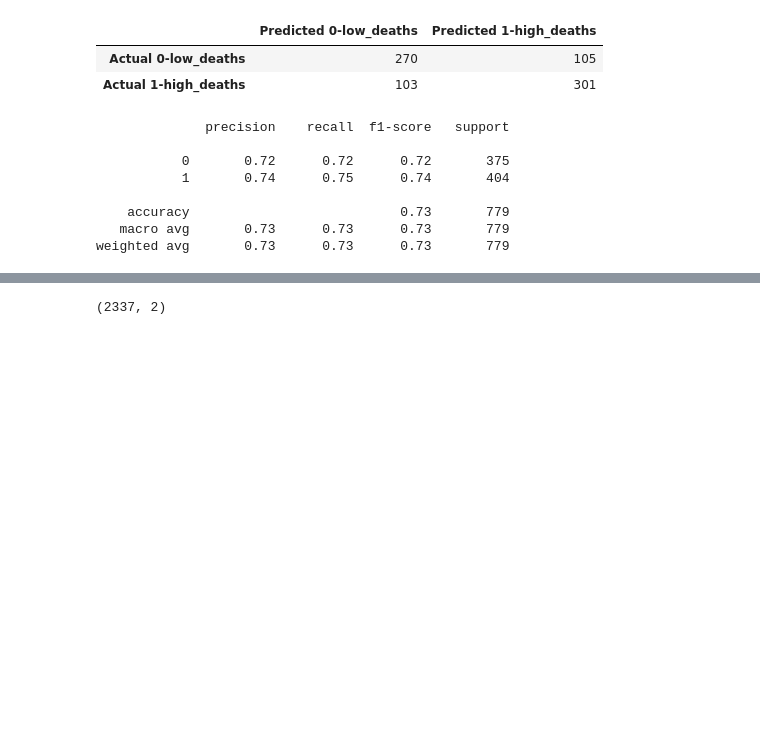
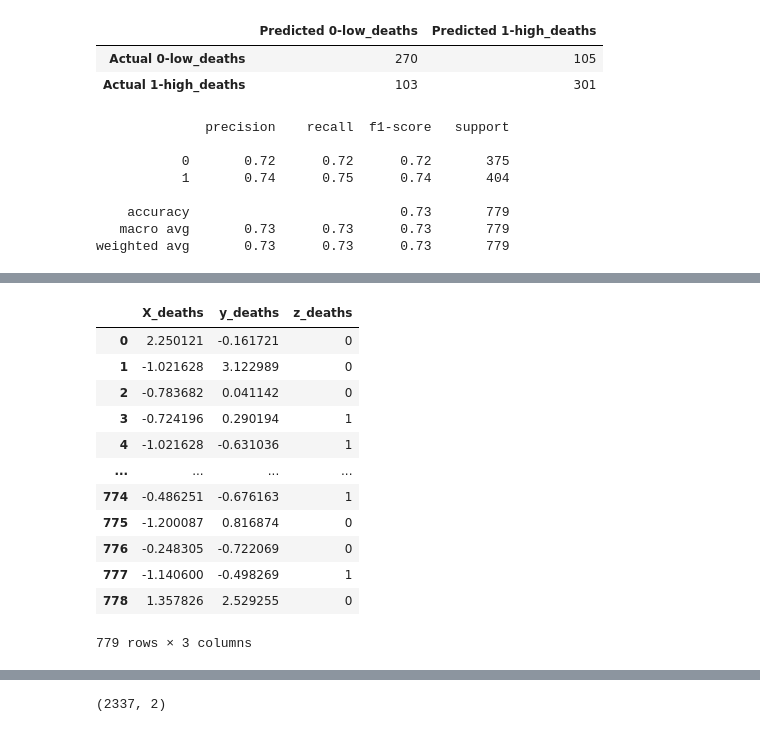
Before and after one commit to josephrodini/COVID-project, a Jupyter notebook: Exploring_Machine_Learning.ipynb, the cells around one changed output, grey strips where cells are left out. Saved outputs shown, nothing was run; the diff lists cells and outputs as text; code cells hidden in the pictures; blank space fills up the shorter version.

```diff
--- a/Exploring_Machine_Learning.ipynb
+++ b/Exploring_Machine_Learning.ipynb
@@ -447,0 +515,3 @@ weighted avg       0.73      0.73      0.73       779
+# %%
+df_x_deaths.rename(columns = {0:'X_deaths'}, inplace = True)
+df_x_deaths
@@ -447,0 +532,3 @@ weighted avg       0.73      0.73      0.73       779
+# %%
+df_y_deaths.rename(columns = {0:'y_deaths'}, inplace = True)
+df_y_deaths
@@ -447,0 +549,3 @@ weighted avg       0.73      0.73      0.73       779
+# %%
+df_z_deaths.rename(columns = {0:'z_deaths'}, inplace = True)
+df_z_deaths
@@ -447,0 +566,4 @@ weighted avg       0.73      0.73      0.73       779
+# %%
+df_xy_deaths = pd.concat([df_x_deaths, df_y_deaths], axis=1,
+)
+df_xy_deaths
@@ -447,0 +584,18 @@ weighted avg       0.73      0.73      0.73       779
+# %%
+df_xyz_deaths = pd.concat([df_xy_deaths, df_z_deaths], axis=1
+)
+df_xyz_deaths
+# %% [output]
+|  | X_deaths | y_deaths | z_deaths |
+| 0 | 2.250121 | -0.161721 | 0 |
+| 1 | -1.021628 | 3.122989 | 0 |
+| 2 | -0.783682 | 0.041142 | 0 |
+| 3 | -0.724196 | 0.290194 | 1 |
+| 4 | -1.021628 | -0.631036 | 1 |
+| ... | ... | ... | ... |
+| 774 | -0.486251 | -0.676163 | 1 |
+| 775 | -1.200087 | 0.816874 | 0 |
+| 776 | -0.248305 | -0.722069 | 0 |
+| 777 | -1.140600 | -0.498269 | 1 |
+| 778 | 1.357826 | 2.529255 | 0 |
+779 rows × 3 columns
```
Also changed, not shown: parts of 31 cells of this notebook.
